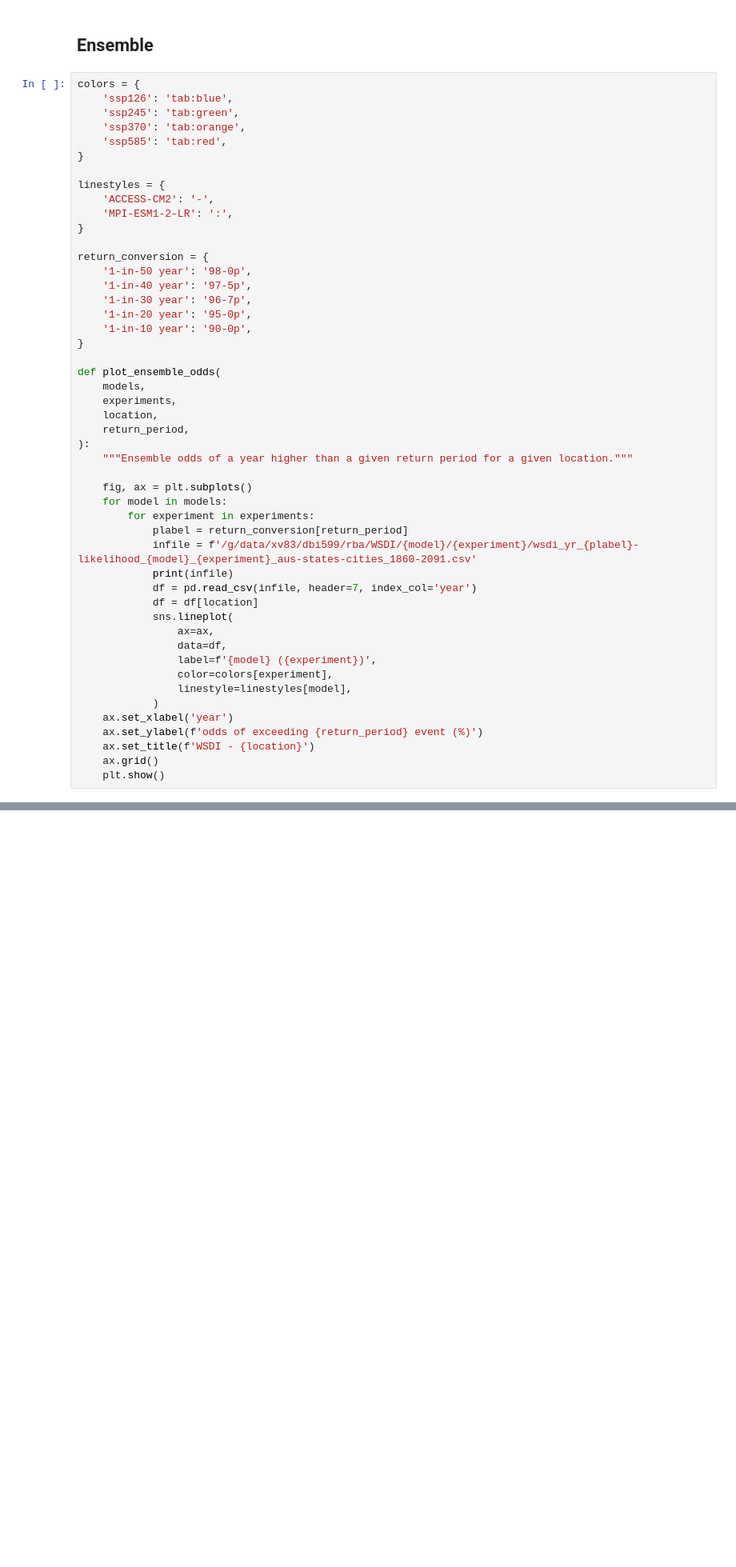
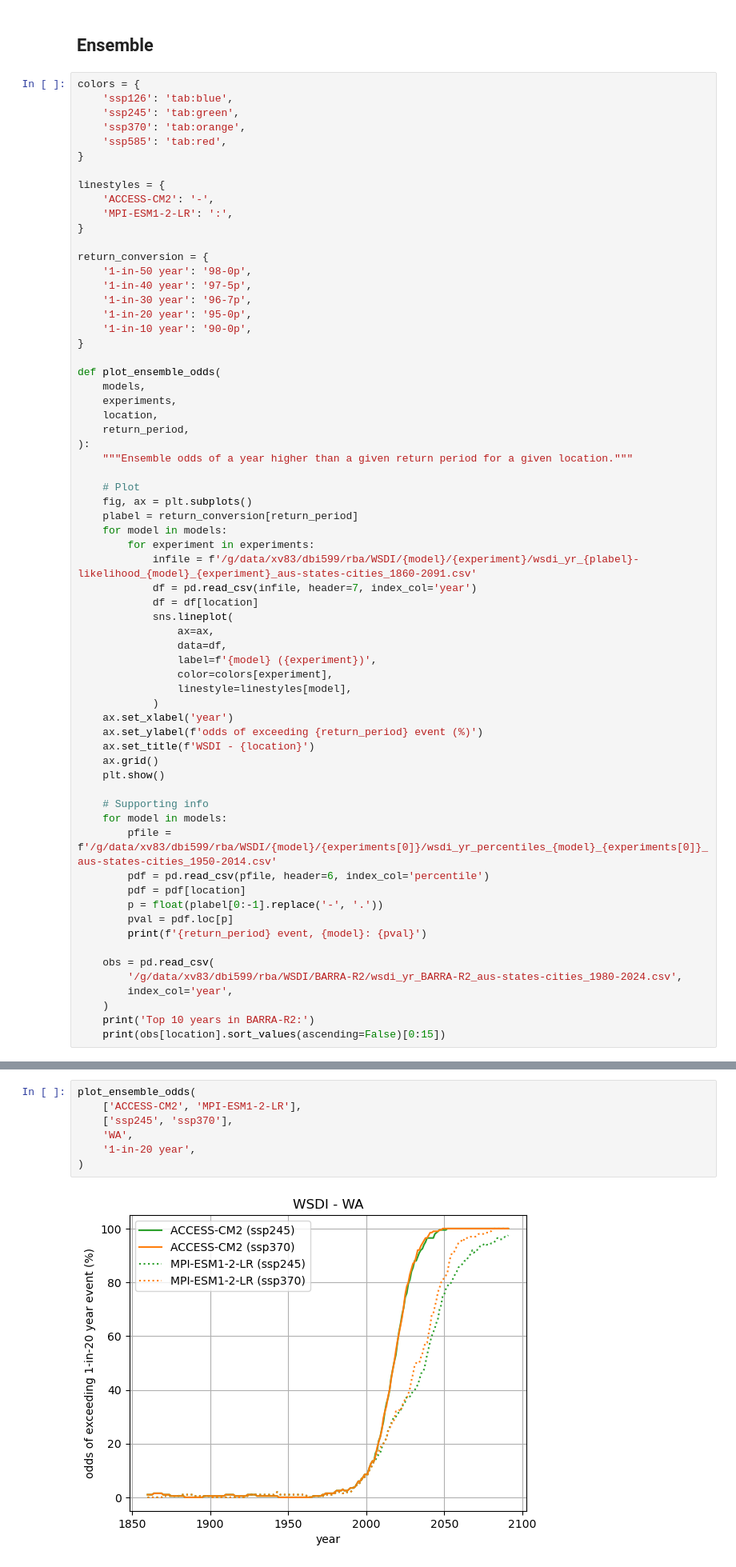
Before and after one commit to AusClimateService/rba, a Jupyter notebook: wsdi-analysis.ipynb, the cells around one changed output, grey strips where cells are left out. Shown at 80% size. Saved outputs shown, nothing was run; the diff lists cells and outputs as text; blank space fills up the shorter version.

```diff
--- a/wsdi-analysis.ipynb
+++ b/wsdi-analysis.ipynb
@@ -123,12 +121,12 @@ def plot_ensemble_odds(
 ):
     """Ensemble odds of a year higher than a given return period for a given location."""
 
+    # Plot
     fig, ax = plt.subplots()
+    plabel = return_conversion[return_period]
     for model in models:
         for experiment in experiments:
-            plabel = return_conversion[return_period]
             infile = f'/g/data/xv83/dbi599/rba/WSDI/{model}/{experiment}/wsdi_yr_{plabel}-likelihood_{model}_{experiment}_aus-states-cities_1860-2091.csv'
-            print(infile)
             df = pd.read_csv(infile, header=7, index_col='year')
             df = df[location]
             sns.lineplot(
@@ -143,6 +141,22 @@ def plot_ensemble_odds(
     ax.set_title(f'WSDI - {location}')
     ax.grid()
     plt.show()
+
+    # Supporting info
+    for model in models:
+        pfile = f'/g/data/xv83/dbi599/rba/WSDI/{model}/{experiments[0]}/wsdi_yr_percentiles_{model}_{experiments[0]}_aus-states-cities_1950-2014.csv'
+        pdf = pd.read_csv(pfile, header=6, index_col='percentile')
+        pdf = pdf[location]
+        p = float(plabel[0:-1].replace('-', '.'))
+        pval = pdf.loc[p]
+        print(f'{return_period} event, {model}: {pval}')
+
+    obs = pd.read_csv(
+        '/g/data/xv83/dbi599/rba/WSDI/BARRA-R2/wsdi_yr_BARRA-R2_aus-states-cities_1980-2024.csv',
+        index_col='year',
+    )
+    print('Top 10 years in BARRA-R2:')
+    print(obs[location].sort_values(ascending=False)[0:15])
 # %%
 plot_ensemble_odds(
     ['ACCESS-CM2', 'MPI-ESM1-2-LR'],
@@ -171,0 +218,9 @@ plot_ensemble_odds(
+# %%
+plot_ensemble_odds(
+    ['ACCESS-CM2', 'MPI-ESM1-2-LR'],
+    ['ssp245', 'ssp370'],
+    'WA',
+    '1-in-20 year',
+)
+# %% [output]
+[figure, added]
```
Also changed, not shown: parts of 4 cells of this notebook.
